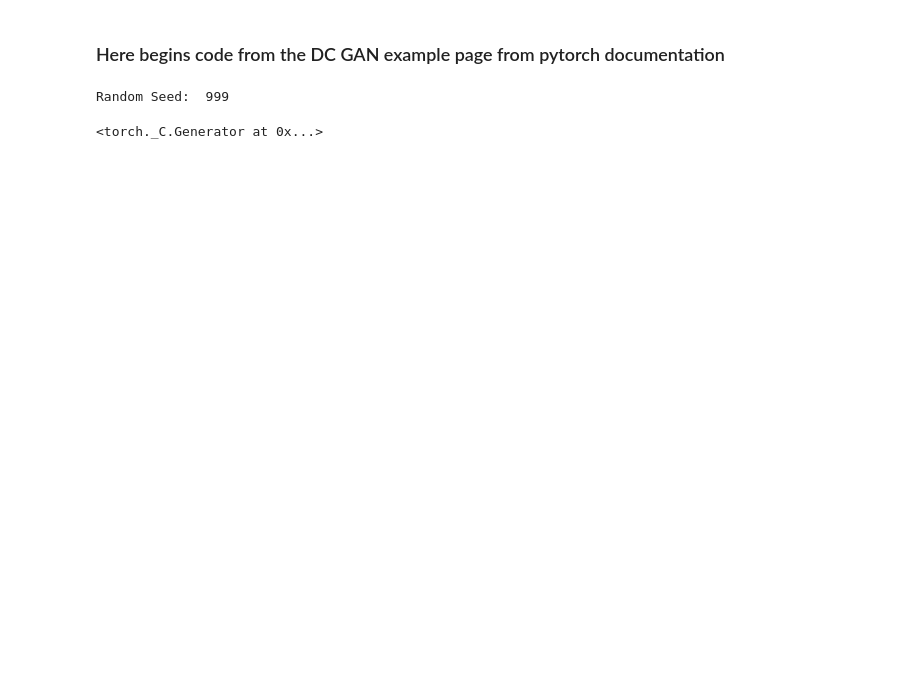
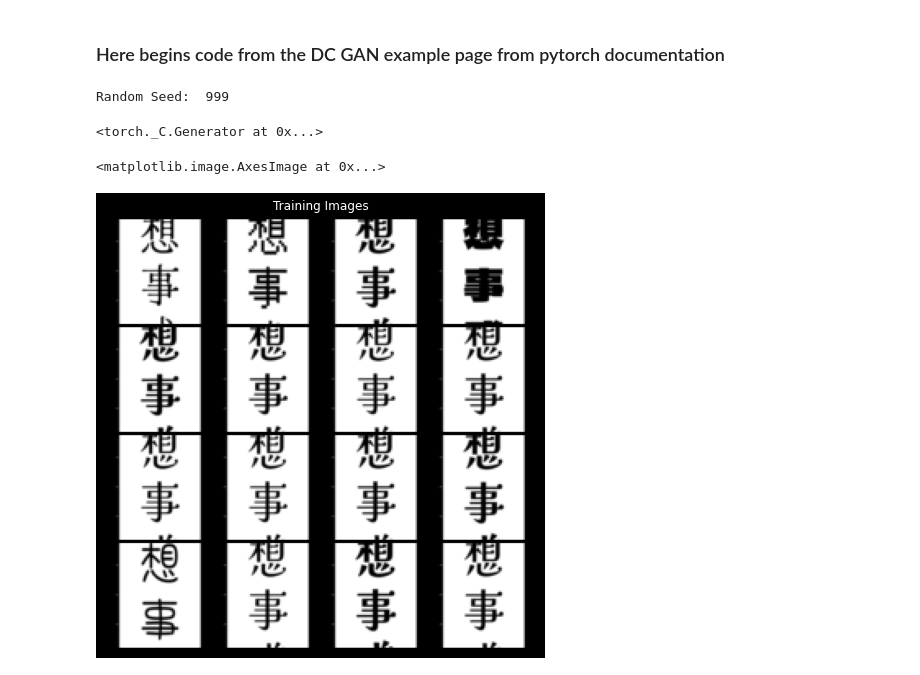
Before and after one commit to wjm41/GANji, a Jupyter notebook: GAN_test.ipynb, the cells around one changed output. Drawn from its saved outputs; the diff is of its cells as text; code cells hidden in the pictures; blank space fills up the shorter version.

```diff
--- a/GAN_test.ipynb
+++ b/GAN_test.ipynb
@@ -31,13 +31,13 @@ Random Seed:  999
 <torch._C.Generator at 0x...>
 # %%
 # Root directory for dataset
-dataroot = "data/celeba"
+dataroot = "data/"
 
 # Number of workers for dataloader
-workers = 2
+workers = 1
 
 # Batch size during training
-batch_size = 128
+batch_size = 16
 
 # Spatial size of training images. All images will be resized to this
 #   size using a transformer.
@@ -56,7 +56,7 @@ ngf = 64
 ndf = 64
 
 # Number of training epochs
-num_epochs = 5
+num_epochs = 100
 
 # Learning rate for optimizers
 lr = 0.0002
@@ -69,23 +69,26 @@ ngpu = 0
 # %%
 # We can use an image folder dataset the way we have it setup.
 # Create the dataset
 dataset = dset.ImageFolder(root=dataroot,
                            transform=transforms.Compose([
                                transforms.Resize(image_size),
                                transforms.CenterCrop(image_size),
                                transforms.ToTensor(),
                                transforms.Normalize((0.5, 0.5, 0.5), (0.5, 0.5, 0.5)),
                            ]))
 # Create the dataloader
 dataloader = torch.utils.data.DataLoader(dataset, batch_size=batch_size,
                                          shuffle=True, num_workers=workers)
 
 # Decide which device we want to run on
 device = torch.device("cuda:0" if (torch.cuda.is_available() and ngpu > 0) else "cpu")
 
 # Plot some training images
 real_batch = next(iter(dataloader))
 plt.figure(figsize=(8,8))
 plt.axis("off")
 plt.title("Training Images")
-plt.imshow(np.transpose(vutils.make_grid(real_batch[0].to(device)[:64], padding=2, normalize=True).cpu(),(1,2,0)))
+plt.imshow(np.transpose(vutils.make_grid(real_batch[0].to(device)[:16], nrow=4, padding=2, normalize=True).cpu(),(1,2,0)))
+# %% [output]
+<matplotlib.image.AxesImage at 0x...>
+[figure, added]
```
Also changed, not shown: parts of 9 cells of this notebook.
